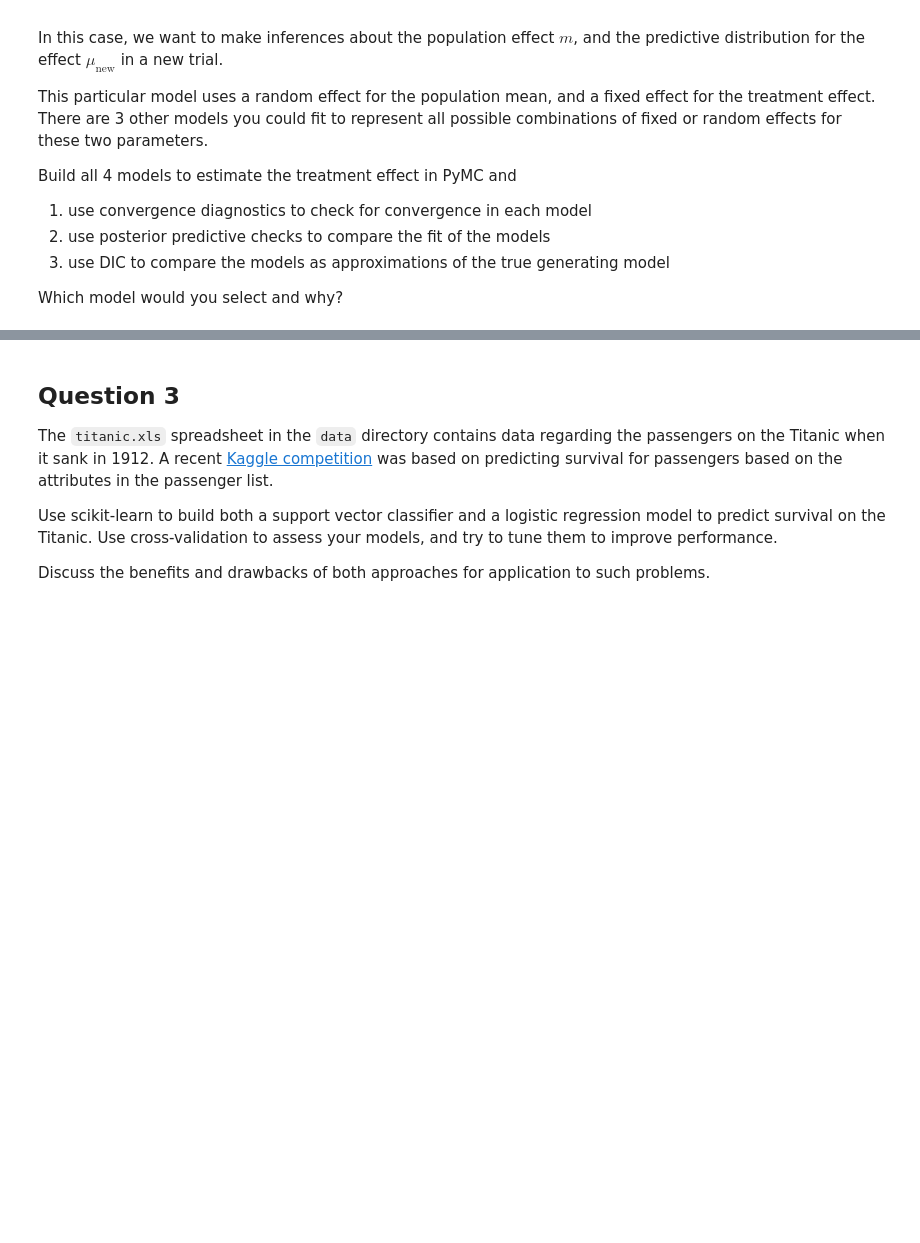
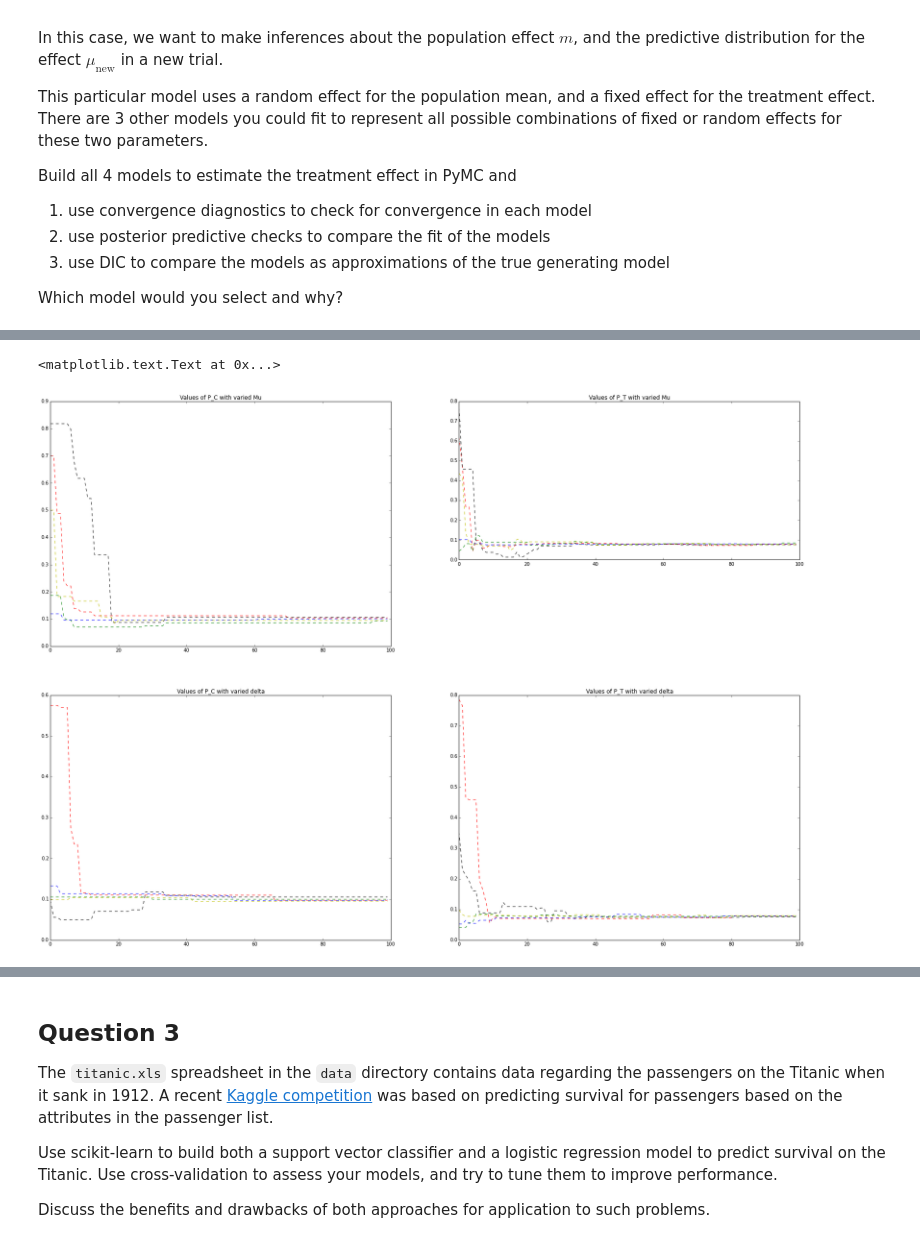
Before and after one commit to aplassard/Bios8366, a Jupyter notebook: homework/Homework 2.ipynb, the cells around one changed output, grey strips where cells are left out. Saved outputs shown, nothing was run; the diff lists cells and outputs as text; code cells hidden in the pictures; blank space fills up the shorter version.

```diff
--- a/homework/Homework 2.ipynb
+++ b/homework/Homework 2.ipynb
@@ -92,0 +660,78 @@ Plotting m
+# %%
+import matplotlib.pyplot as plt
+
+num_samples = 100
+
+fig, ax = plt.subplots()
+fig.set_size_inches(28.5, 20.5)
+
+meta = pm.MCMC(meta_analysis4())
+meta.mu.set_value(1.)
+meta.sample(num_samples)
+
+meta.mu.set_value(2.)
+meta.sample(num_samples)
+
+meta.mu.set_value(-1.)
+meta.sample(num_samples)
+
+meta.mu.set_value(-2.)
+meta.sample(num_samples)
+
+meta.mu.set_value(0.)
+meta.sample(num_samples)
+
+plt.subplot(2,2,1)
+plt.plot(meta.pc.trace(chain=0), 'r--')
+plt.plot(meta.pc.trace(chain=1), 'k--')
+plt.plot(meta.pc.trace(chain=2), 'g--')
+plt.plot(meta.pc.trace(chain=3), 'b--')
+plt.plot(meta.pc.trace(chain=4), 'y--')
+
+plt.title('Values of P_C with varied Mu')
+
+
+plt.subplot(3,2,2)
+plt.plot(meta.pt.trace(chain=0), 'r--')
+plt.plot(meta.pt.trace(chain=1), 'k--')
+plt.plot(meta.pt.trace(chain=2), 'g--')
+plt.plot(meta.pt.trace(chain=3), 'b--')
+plt.plot(meta.pt.trace(chain=4), 'y--')
+
+plt.title('Values of P_T with varied Mu')
+
+
+meta = pm.MCMC(meta_analysis4())
+meta.delta.set_value(1.)
+meta.sample(num_samples)
+
+meta.delta.set_value(2.)
+meta.sample(num_samples)
+
+meta.delta.set_value(-1.)
+meta.sample(num_samples)
+
+meta.delta.set_value(-2.)
+meta.sample(num_samples)
+
+meta.delta.set_value(0.)
+meta.sample(num_samples)
+
+plt.subplot(2,2,3)
+plt.plot(meta.pc.trace(chain=0), 'r--')
+plt.plot(meta.pc.trace(chain=1), 'k--')
+plt.plot(meta.pc.trace(chain=2), 'g--')
+plt.plot(meta.pc.trace(chain=3), 'b--')
+plt.plot(meta.pc.trace(chain=4), 'y--')
+
+plt.title('Values of P_C with varied delta')
+
+plt.subplot(2,2,4)
+plt.plot(meta.pt.trace(chain=0), 'r--')
+plt.plot(meta.pt.trace(chain=1), 'k--')
+plt.plot(meta.pt.trace(chain=2), 'g--')
+plt.plot(meta.pt.trace(chain=3), 'b--')
+plt.plot(meta.pt.trace(chain=4), 'y--')
+
+plt.title('Values of P_T with varied delta')
+# %% [output]
@@ -92,0 +739,2 @@ Plotting m
+<matplotlib.text.Text at 0x...>
+[figure, added]
```
Also changed, not shown: parts of 18 cells of this notebook.
